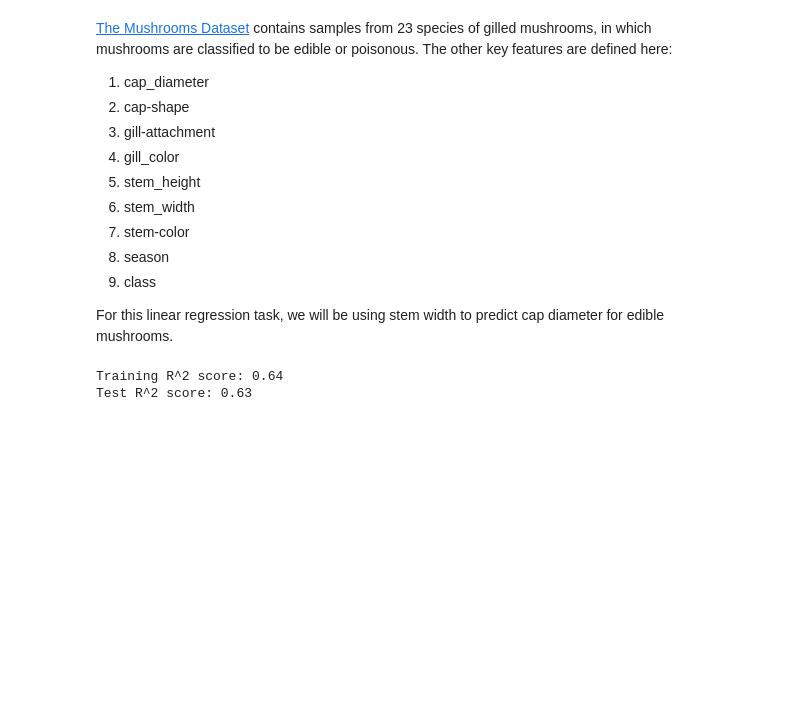
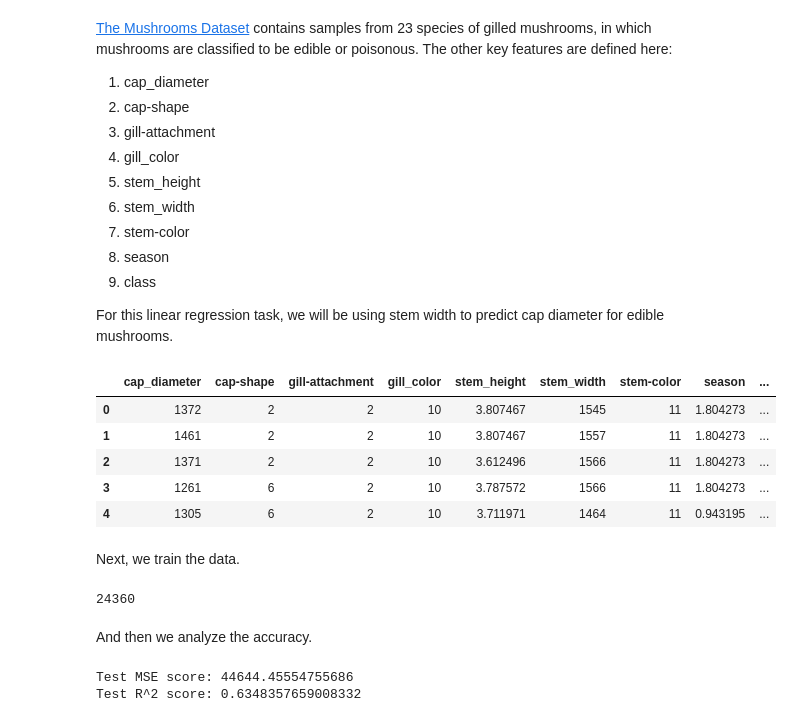
Before and after one commit to faithz314/INDE577, a Jupyter notebook: 577repo/Supervised Learning/2_Gradient Descent/2_I Got Scared Again.ipynb, the cells around one changed output. Drawn from its saved outputs; the diff is of its cells as text; code cells hidden in the pictures; blank space fills up the shorter version.

```diff
--- a/577repo/Supervised Learning/2_Gradient Descent/2_I Got Scared Again.ipynb
+++ b/577repo/Supervised Learning/2_Gradient Descent/2_I Got Scared Again.ipynb
@@ -16,17 +16,31 @@ So just like in the Perceptron module, I'm not sure if it's okay to implement li
 9) class
 
 For this linear regression task, we will be using stem width to predict cap diameter for edible mushrooms.
+# %%
+from sklearn.model_selection import train_test_split
+from sklearn.linear_model import LinearRegression
+import pandas as pd
+import seaborn as sns
+from sklearn.metrics import mean_squared_error, r2_score
+import matplotlib.pyplot as plt
+
+
+sns.set_theme()
+
+url = r"C:\Users\faith\new577\INDE577\577repo\Supervised Learning\Datasets\mushroom_cleaned.csv"
+df = pd.read_csv(url)
+df= df.dropna()
+df.head()
+# %% [output]
+|  | cap_diameter | cap-shape | gill-attachment | gill_color | stem_height | stem_width | stem-color | season | ... |
+| 0 | 1372 | 2 | 2 | 10 | 3.807467 | 1545 | 11 | 1.804273 | ... |
+| 1 | 1461 | 2 | 2 | 10 | 3.807467 | 1557 | 11 | 1.804273 | ... |
+| 2 | 1371 | 2 | 2 | 10 | 3.612496 | 1566 | 11 | 1.804273 | ... |
+| 3 | 1261 | 6 | 2 | 10 | 3.787572 | 1566 | 11 | 1.804273 | ... |
+| 4 | 1305 | 6 | 2 | 10 | 3.711971 | 1464 | 11 | 0.943195 | ... |
+# %% [markdown]
+Next, we train the data.
 # %%
-from sklearn.model_selection import train_test_split
-from sklearn.linear_model import LinearRegression
-import pandas as pd
-import seaborn as sns
-
-sns.set_theme()
-
-url = r"C:\Users\faith\new577\INDE577\577repo\Supervised Learning\Datasets\mushroom_cleaned.csv"
-df = pd.read_csv(url)
-
 #make the data sets and split into testing and training
 df_edible = df[df['class'] == 0]
 X = df_edible[['stem_width']]
@@ -36,15 +50,20 @@ X_train, X_test, y_train, y_test = train_test_split(X, y, test_size=0.3, random_
 #train the data and predict
 model = LinearRegression()
 model.fit(X_train, y_train)
-y_pred_train = model.predict(X_train)
 y_pred_test = model.predict(X_test)
+
+print(X.shape[0])
+# %% [output]
+24360
+# %% [markdown]
+And then we analyze the accuracy.
 # %%
-train_score = model.score(X_train, y_train)
-test_score = model.score(X_test, y_test)
+test_score_mse = mean_squared_error(y_test, y_pred_test)
+test_score_r2 = r2_score(y_test, y_pred_test)
 
 #testing accuracy score
-print(f"Training R^2 score: {train_score:.2f}")
-print(f"Test R^2 score: {test_score:.2f}")
+print(f"Test MSE score: {test_score_mse}")
+print(f"Test R^2 score: {test_score_r2}")
 # %% [output]
-Training R^2 score: 0.64
-Test R^2 score: 0.63
+Test MSE score: 44644.45554755686
+Test R^2 score: 0.6348357659008332
```
Also changed, not shown: parts of 3 cells of this notebook, 2 other files.
